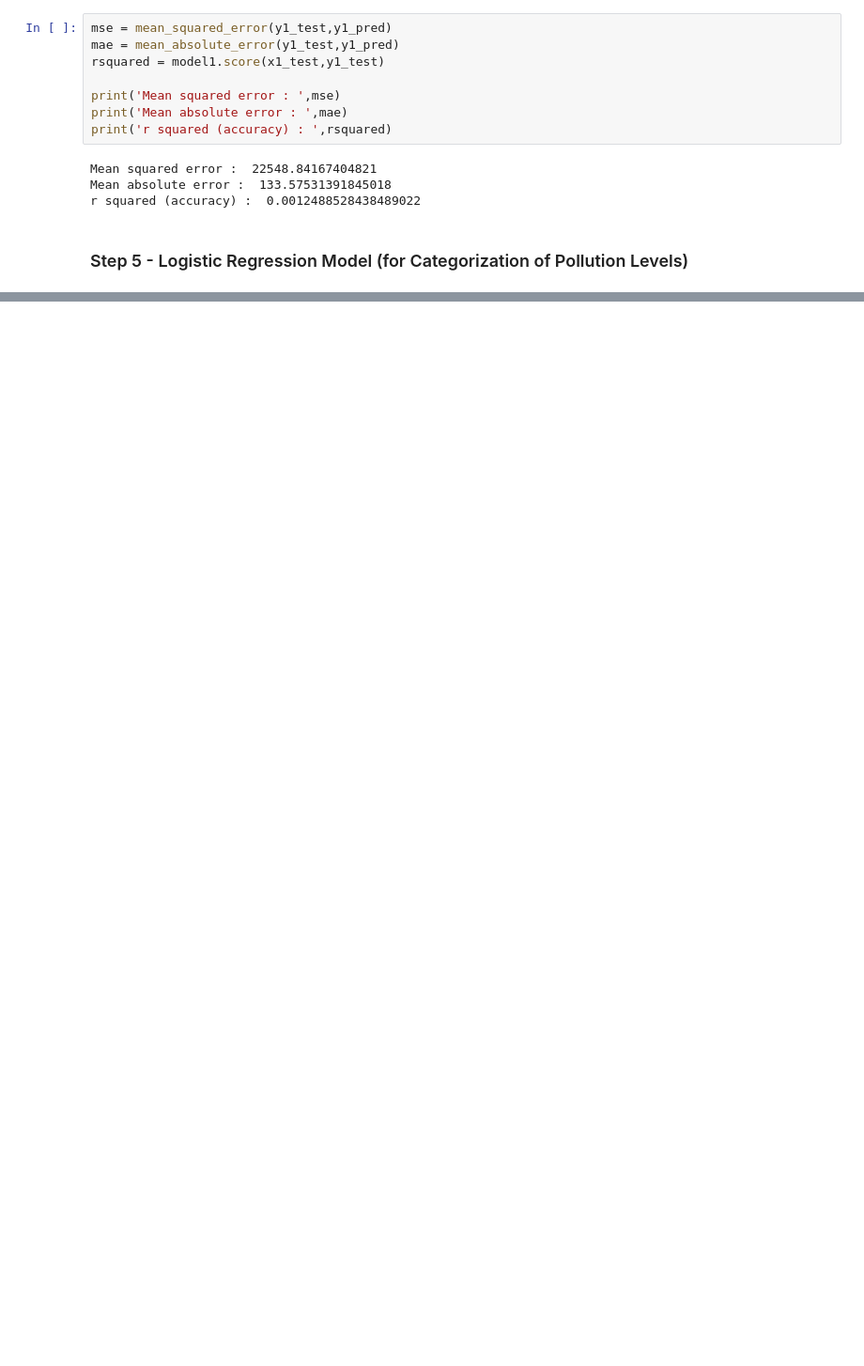
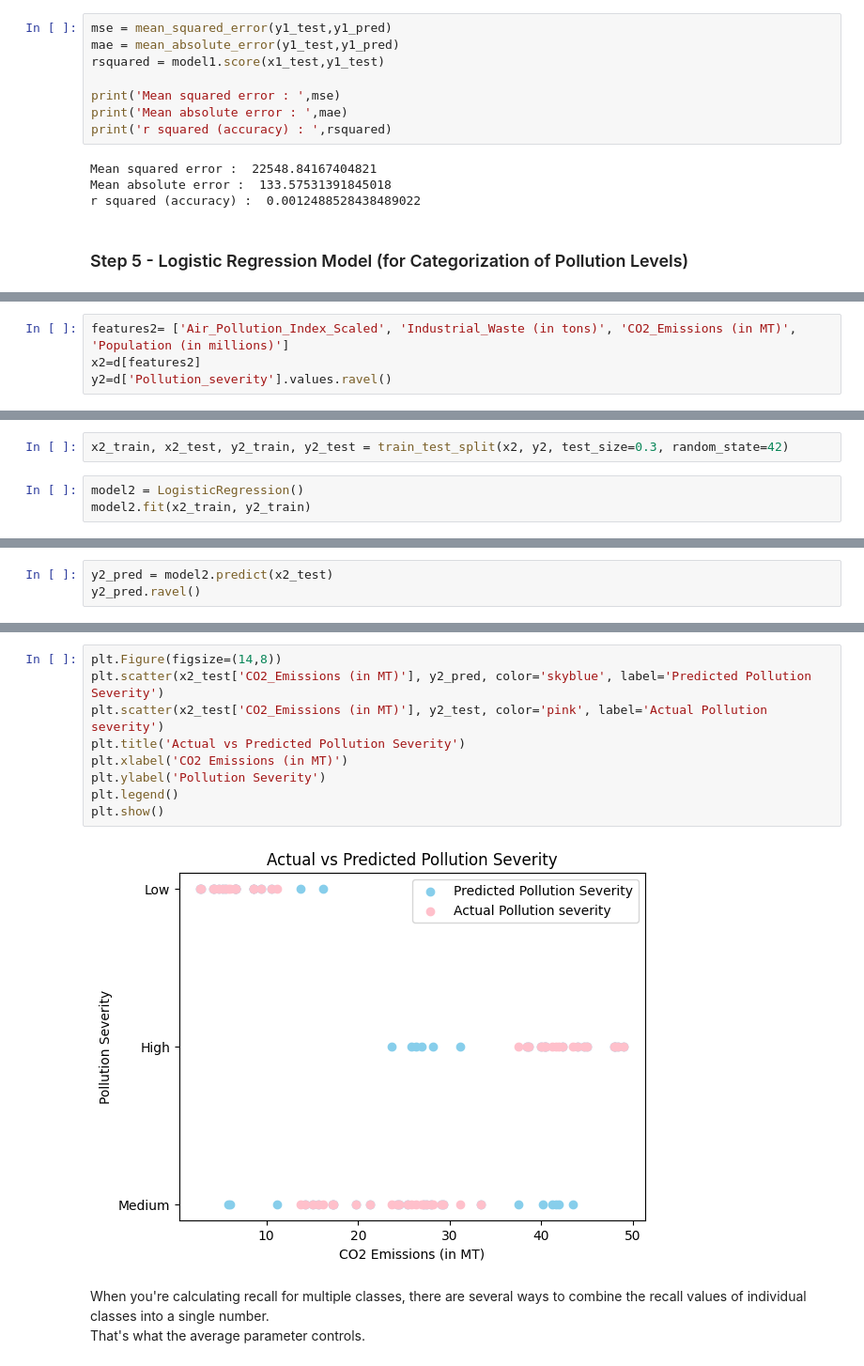
Before and after one commit to princypandya/Global-Pollution-Analysis-and-Energy-Recovery, a Jupyter notebook: Assignment2.ipynb, the cells around one changed output, grey strips where cells are left out. Shown at 94% size. Cells and saved outputs as stored; diff of their text form; blank space fills up the shorter version.

```diff
--- a/Assignment2.ipynb
+++ b/Assignment2.ipynb
@@ -455,0 +486,4 @@ r squared (accuracy) :  0.0012488528438489022
+# %%
+features2= ['Air_Pollution_Index_Scaled', 'Industrial_Waste (in tons)', 'CO2_Emissions (in MT)', 'Population (in millions)']
+x2=d[features2]
+y2=d['Pollution_severity'].values.ravel()
@@ -455,0 +510,5 @@ r squared (accuracy) :  0.0012488528438489022
+# %%
+x2_train, x2_test, y2_train, y2_test = train_test_split(x2, y2, test_size=0.3, random_state=42)
+# %%
+model2 = LogisticRegression()
+model2.fit(x2_train, y2_train)
@@ -455,0 +525,3 @@ r squared (accuracy) :  0.0012488528438489022
+# %%
+y2_pred = model2.predict(x2_test)
+y2_pred.ravel()
@@ -455,0 +538,13 @@ r squared (accuracy) :  0.0012488528438489022
+# %%
+plt.Figure(figsize=(14,8))
+plt.scatter(x2_test['CO2_Emissions (in MT)'], y2_pred, color='skyblue', label='Predicted Pollution Severity')
+plt.scatter(x2_test['CO2_Emissions (in MT)'], y2_test, color='pink', label='Actual Pollution severity')
+plt.title('Actual vs Predicted Pollution Severity')
+plt.xlabel('CO2 Emissions (in MT)')
+plt.ylabel('Pollution Severity')
+plt.legend()
+plt.show()
+# %% [output]
+[figure, added]
+# %% [markdown]
+When you're calculating recall for multiple classes, there are several ways to combine the recall values of individual classes into a single number.<br>That's what the average parameter controls.
```
Also changed, not shown: parts of 30 cells of this notebook.
